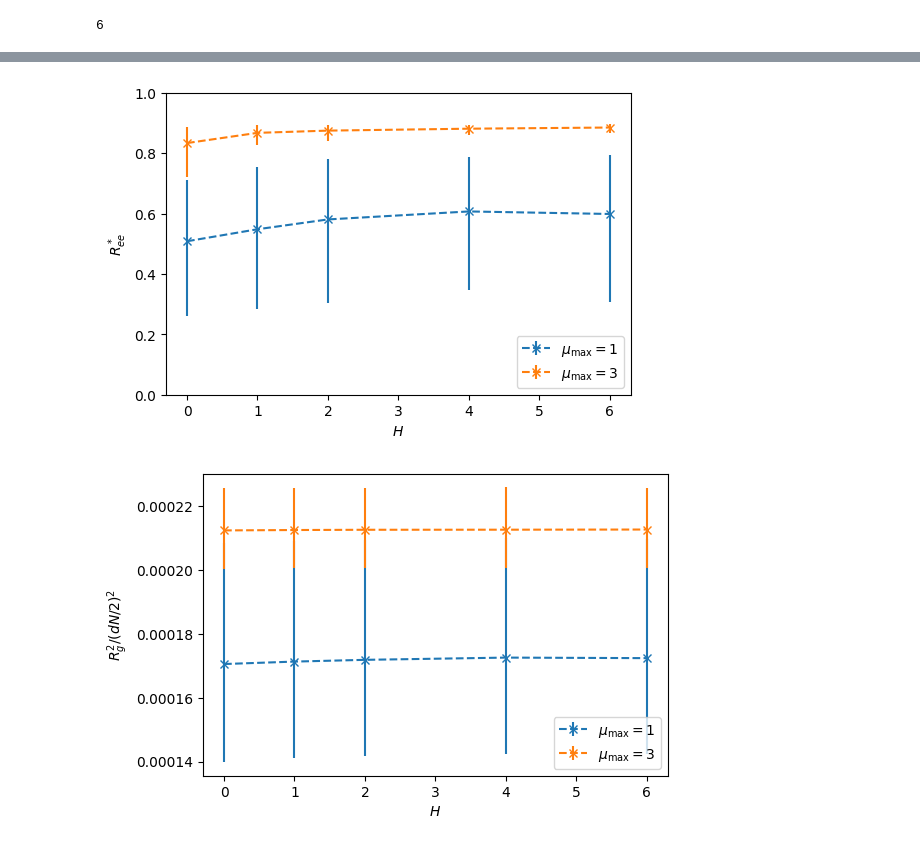
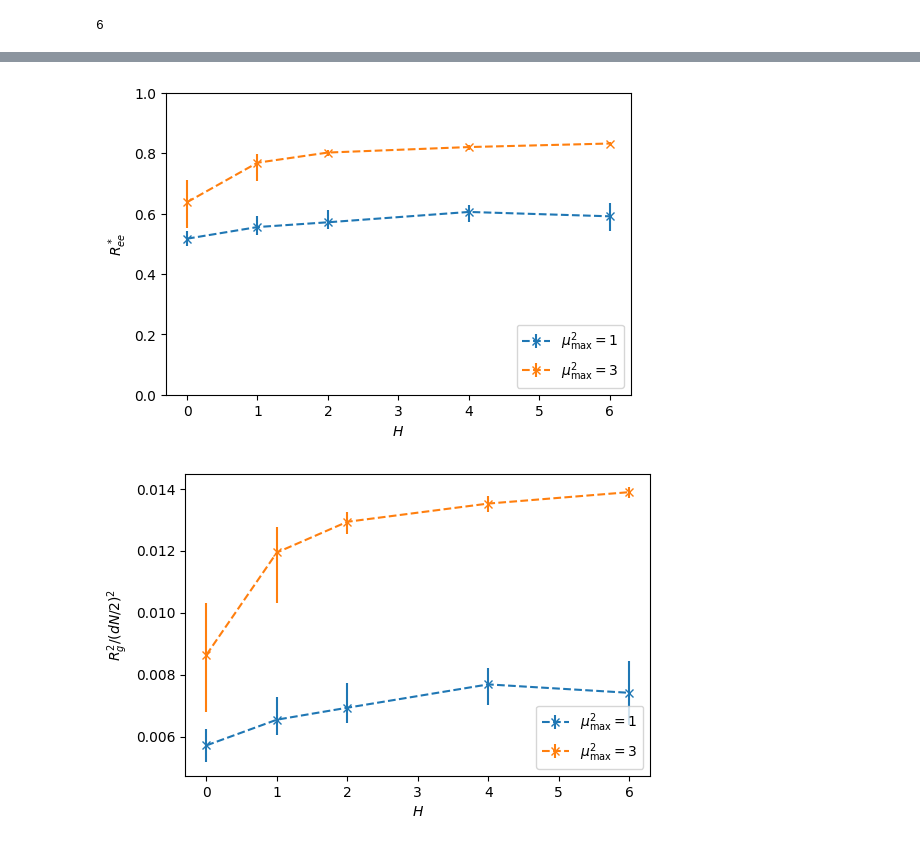
Before and after one commit to ripaul/magnetic-filaments, a Jupyter notebook: magnetic.ipynb, the cells around one changed output, grey strips where cells are left out. Cells and saved outputs as stored; diff of their text form; code cells hidden in the pictures.

```diff
--- a/magnetic.ipynb
+++ b/magnetic.ipynb
@@ -263,6 +266,9 @@ with open('raw/no_field_magnetic_raw', 'wb') as fhandle:
 # %% [output]
 6
 # %%
+with open('raw/no_field_magnetic_raw', 'rb') as fhandle:
+    no_field_states = dill.load(fhandle)
+
 args = []
 for i, problem in enumerate(problems):
     H, mu_max = problem.model.model.H, problem.model.model.mu_max
@@ -272,17 +278,19 @@ for i, problem in enumerate(problems):
     v = hp.Uniform(0, _states.shape[1])
     starting_points = [_states[int(u(rng)),int(v(rng))] for j in range(n_chains)] # draw n_chains states from the equilibirum distribution without applied field
     args += [(H, mu_max, problem, starting_points)]
+
+chains = [setup_sampling_chains(_args) for _args in args]
 # %%
 n_worker = int(n_parallel/n_chains)
 
 parallel = True
 if parallel:
     with NestablePool(max_workers=n_worker) as p:
-        _data = p.map(sample, args)
+        _data = p.map(sample, chains)
 else:
     _data = []
     for arg in args:
-        _data.append(sample(arg))
+        _data.append(sample(chains))
 
 states = {}
 
@@ -303,35 +311,36 @@ def compute_mean_nn_distance(draws):
     return np.mean(mean_nn_dist)
 
 def compute_end_to_end_distance(draws):
-    Ree = []
+    Ree = np.zeros(draws.shape[:2])
     N = np.ceil(len(draws[0,0]) / 3)
-    for chain in draws:
-        for states in chain:
-            mean_nn_dist = compute_mean_nn_distance([[states]])
-            Ree.append(np.linalg.norm(flatten(states)[-3:-1]) / (mean_nn_dist * N))
+    d = compute_mean_nn_distance(draws)
+    for i, chain in enumerate(draws):
+        for j, states in enumerate(chain):
+            Ree[i, j] = np.linalg.norm(flatten(states)[-3:-1]) / (d * N)
 
     return Ree
 
 def compute_squared_paired_distances(draws):
-    Rg2 = []
+    Rg2 = np.zeros(draws.shape[:2])
     N = np.ceil(len(draws[0,0]) / 3)
-    for chain in draws:
-        for state in chain:
-            mean_nn_dist = compute_mean_nn_distance([[state]])
-            diff = np.diff(flatten(np.hstack([[0, 0], state])).reshape(-1, 3)[:,:2], axis=0)
-            rg2 = np.sqrt(np.einsum('ij,ij->i', diff, diff))
-            normalization = (mean_nn_dist * N)**2 / 4
-            Rg2.append(rg2 / (2*N**2) / normalization)
+    d = compute_mean_nn_distance(draws)
+    for i, chain in enumerate(draws):
+        for j, states in enumerate(chain):
+            diff = np.diff(flatten(np.hstack([[0, 0], states])).reshape(-1, 3)[:,:2], axis=0)
+            rg2 = np.sum(diff @ diff.T)
+            #rg2 = np.sum(np.einsum('ij,ij->i', diff, diff))
+            normalization = (d * N)**2 / 4
+            Rg2[i, j] = rg2 / (2*N**2) / normalization
 
     return Rg2
 # %%
 def f(_, states):
-    Ree = compute_end_to_end_distance(states)
+    Ree = np.mean(compute_end_to_end_distance(states), axis=1)
     mean = np.mean(Ree)
     return mean, mean - np.quantile(Ree, 0.05), np.quantile(Ree, 0.95) - mean
 
 def g(_, states):
-    Rg2 = compute_squared_paired_distances(states)
+    Rg2 = np.mean(compute_squared_paired_distances(states), axis=1)
     mean = np.mean(Rg2)
     return mean, mean - np.quantile(Rg2, 0.05), np.quantile(Rg2, 0.95) - mean
 # %%
@@ -380,37 +406,37 @@ for i, key in enumerate(states):
 with open('raw/Ree', 'rb') as fhandle:
     Rees = dill.load(fhandle)
 
 with open('raw/Rg2', 'rb') as fhandle:
     Rg2s = dill.load(fhandle)
 
 plt.figure(dpi=100)
 for mu_max in mu_maxs:
     data = np.array([Rees[(H, mu_max)] for H in Hs])
     Ree_mean = data[:,0]
     Ree_err = data[:,1:].T
-    plt.errorbar(Hs, Ree_mean, yerr=Ree_err, label=r'$\mu_{\mathrm{max}} = ' + str(mu_max) + '$', marker='x', linestyle='dashed')
+    plt.errorbar(Hs, Ree_mean, yerr=Ree_err, label=r'$\mu_{\mathrm{max}}^2 = ' + str(mu_max) + '$', marker='x', linestyle='dashed')
     plt.ylim([0, 1])
 
 plt.ylabel(r'$R_{ee}^*$')
 plt.xlabel(r'$H$')
 plt.legend(loc='lower right')
 plt.show()
 
 plt.figure(dpi=100)
 for mu_max in mu_maxs:
     data = np.array([Rg2s[(H, mu_max)] for H in Hs])
     Rg2_mean = data[:,0]
     Rg2_err = data[:,1:].T
-    plt.errorbar(Hs, Rg2_mean, yerr=Rg2_err, label=r'$\mu_{\mathrm{max}} = ' + str(mu_max) + '$', marker='x', linestyle='dashed')
+    plt.errorbar(Hs, Rg2_mean, yerr=Rg2_err, label=r'$\mu_{\mathrm{max}}^2 = ' + str(mu_max) + '$', marker='x', linestyle='dashed')
     #plt.ylim([0, 1])
 
 plt.ylabel(r'$R_{g}^2 / (dN/2)^2$')
 plt.xlabel(r'$H$')
 plt.legend(loc='lower right')
 plt.show()
 # %% [output]
-[figure, old version]
+[figure, new version]
-[figure, old version]
+[figure, new version]
 # %%
 fig, axs = plt.subplots(len(Hs), len(mu_maxs), dpi=200, figsize=(6.4, 12.8))
 
```
Also changed, not shown: parts of 7 cells of this notebook, 3 other files.
